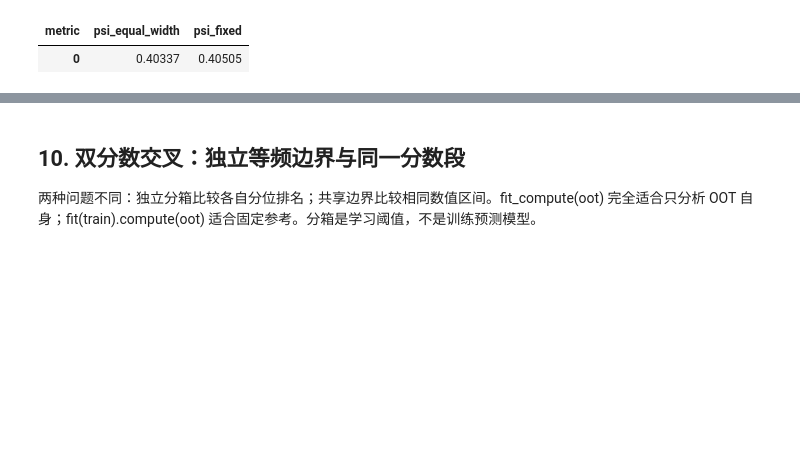
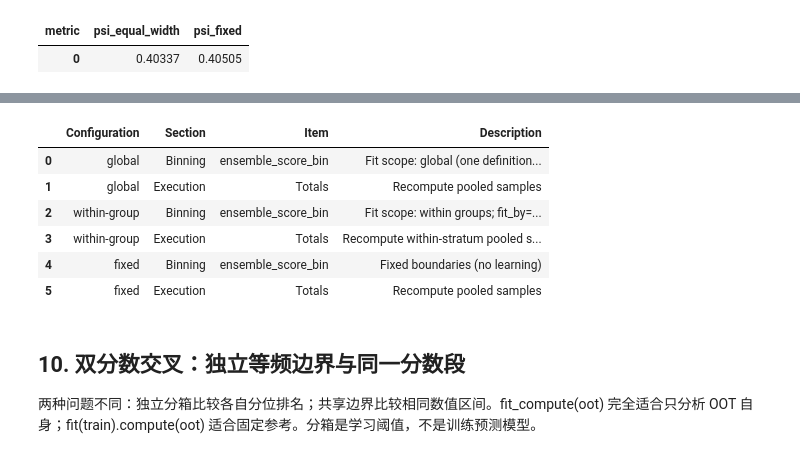
Before and after one commit to TaoXue-99/phi_risk, a Jupyter notebook: examples/analysis_complete_guide.ipynb, the cells around one changed output, grey strips where cells are left out. Cells and saved outputs as stored; diff of their text form; code cells hidden in the pictures; blank space fills up the shorter version.

```diff
--- a/examples/analysis_complete_guide.ipynb
+++ b/examples/analysis_complete_guide.ipynb
@@ -944,3 +1305,36 @@ np.testing.assert_allclose(
+# %%
+# explain 是只读说明，不执行拟合或计算，也不要求先配置日志。
+scope_unfitted_cube = Cube(
+    ["mute_group", BinDimension(
+        "ensemble_score", QuantileBinner(5), fit_by=["mute_group"]
+    )], strata_measures,
+)
+scope_plans = []
+for config_name, config_cube in [
+    ("global", scope_global_cube),
+    ("within-group", scope_unfitted_cube),
+    ("fixed", scope_fixed_cube),
+]:
+    scope_plan = config_cube.explain(totals=True)
+    scope_plan = scope_plan.loc[
+        scope_plan.Section.eq("Binning") | scope_plan.Item.eq("Totals")
+    ].copy()
+    scope_plan.insert(0, "Configuration", config_name)
+    scope_plans.append(scope_plan)
+with pd.option_context("display.max_colwidth", None):
+    display(pd.concat(scope_plans, ignore_index=True))
+assert not scope_unfitted_cube.is_fitted
+assert "Fit scope: global" in scope_global_cube.explain(format="text")
+assert "Fit scope: within groups" in scope_unfitted_cube.explain(format="text")
+assert "Fixed boundaries (no learning)" in scope_fixed_cube.explain(format="text")
+# %% [output]
+|  | Configuration | Section | Item | Description |
+| 0 | global | Binning | ensemble_score_bin | Fit scope: global (one definition... |
+| 1 | global | Execution | Totals | Recompute pooled samples |
+| 2 | within-group | Binning | ensemble_score_bin | Fit scope: within groups; fit_by=... |
+| 3 | within-group | Execution | Totals | Recompute within-stratum pooled s... |
+| 4 | fixed | Binning | ensemble_score_bin | Fixed boundaries (no learning) |
+| 5 | fixed | Execution | Totals | Recompute pooled samples |
 # %% [markdown]
 <a id="s10"></a>
 
```
Also changed, not shown: parts of 22 cells of this notebook, 21 other files.
